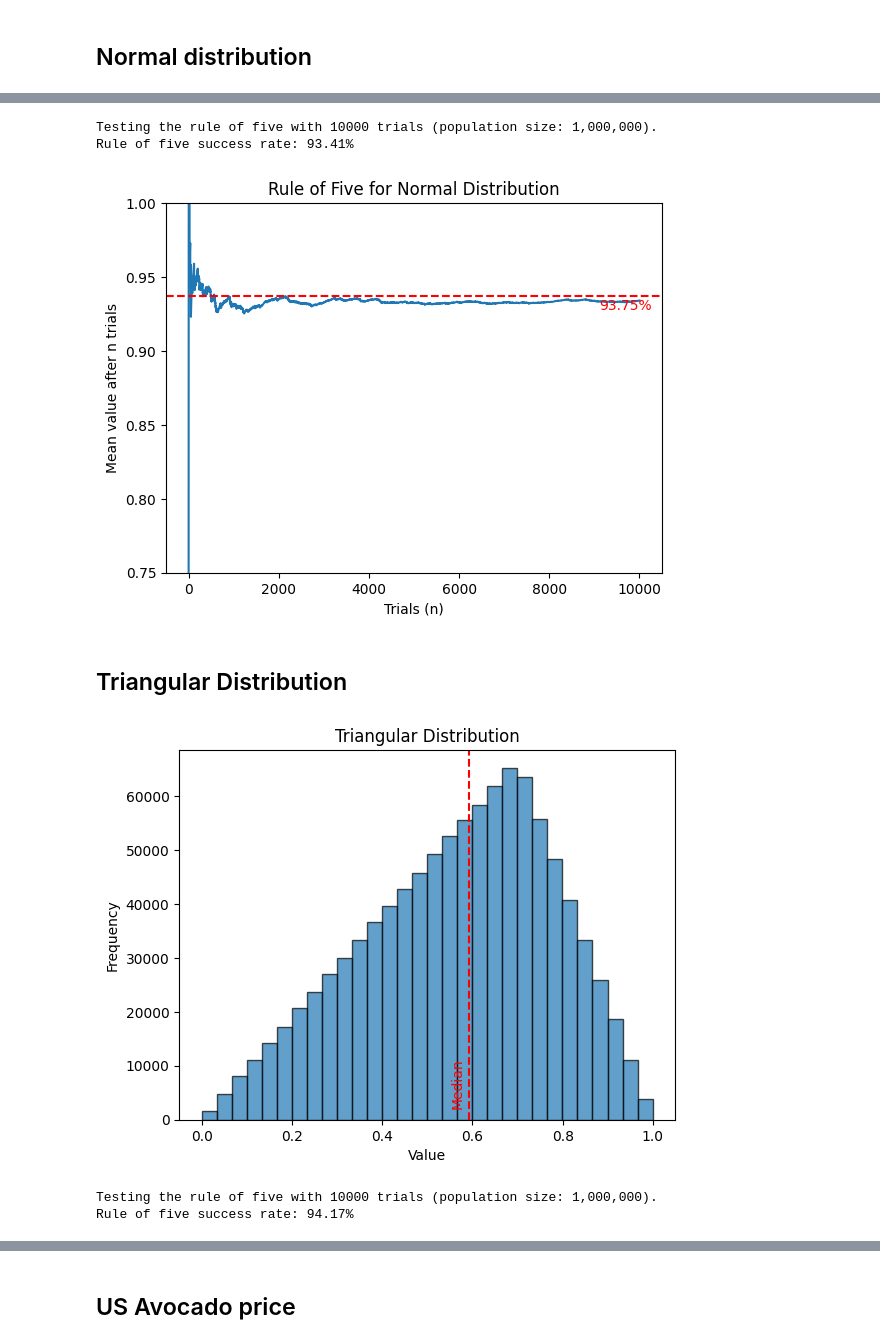
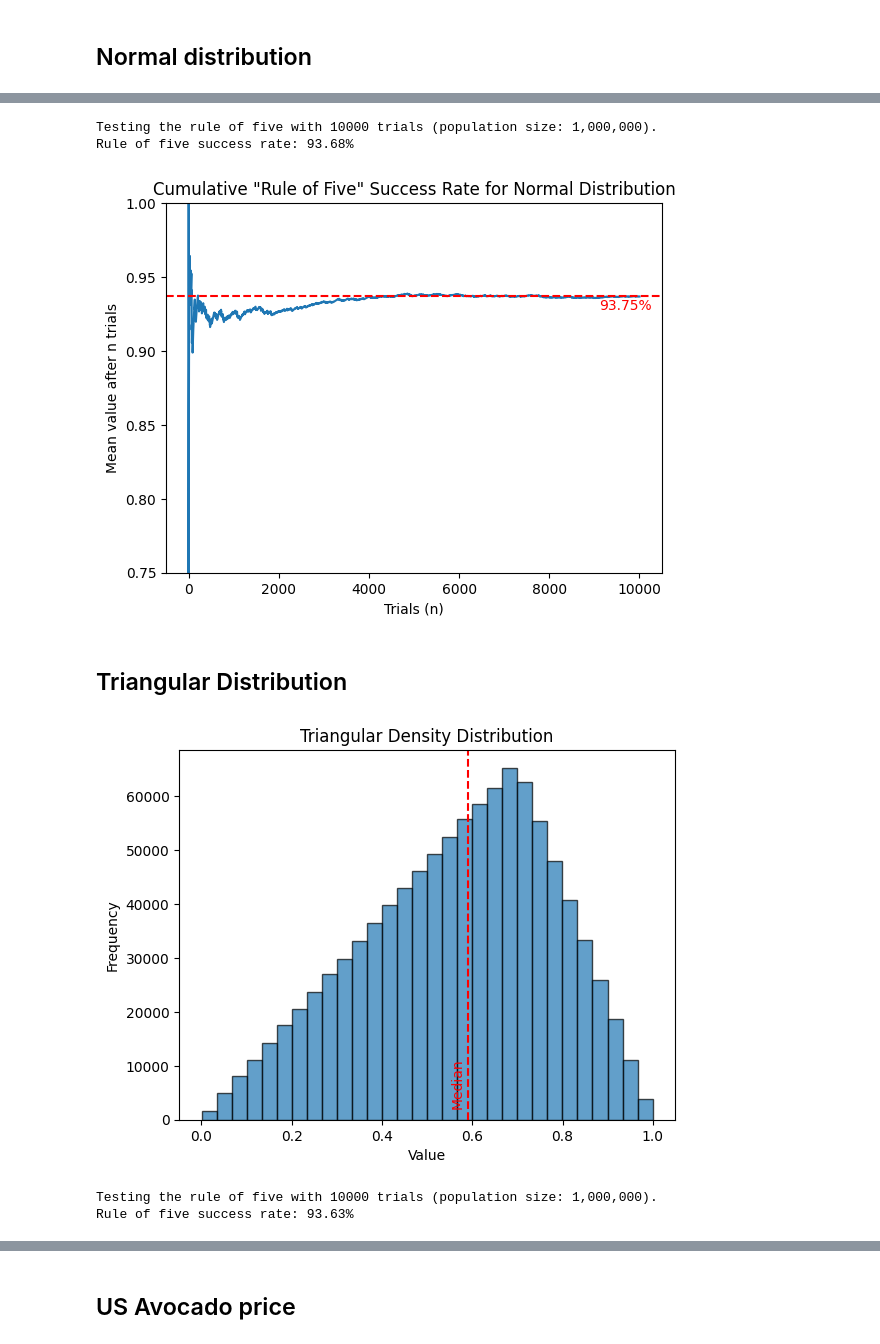
Before and after one commit to pmdartus/rule-of-five, a Jupyter notebook: complex-distributions.ipynb, the cells around one changed output, grey strips where cells are left out. Cells and saved outputs as stored; diff of their text form; code cells hidden in the pictures.

```diff
--- a/complex-distributions.ipynb
+++ b/complex-distributions.ipynb
@@ -23,8 +23,8 @@ def rule_of_five(data: np.ndarray, median: float) -> bool:
     """
     Apply rule of five to a random sample.
 
-    Return True if the median is between the minimum and maximum of a random sample of 5 elements from the population.
-    Otherwise, return False.
+    Return True if the median is between the minimum and maximum of a random sample of 5 elements
+    from the population. Otherwise, return False.
     """
 
     sample = rng.choice(data, 5, replace=False)
@@ -101,14 +101,14 @@ show_frequency_distribution(
 trial_results = test_rule_of_five(normal.tolist())
 # %% [output]
 Testing the rule of five with 10000 trials (population size: 1,000,000).
-Rule of five success rate: 93.41%
+Rule of five success rate: 93.68%
 # %%
 show_cumulative_mean(
     trial_results,
-    title='Rule of Five for Normal Distribution',
+    title='Cumulative "Rule of Five" Success Rate for Normal Distribution',
 )
 # %% [output]
-[figure, old version]
+[figure, new version]
 # %% [markdown]
 ## Triangular Distribution
 # %%
@@ -116,16 +116,16 @@ triangular = rng.triangular(0, 0.7, 1, POPULATION_SIZE)
 # %%
 show_frequency_distribution(
     triangular,
-    title='Triangular Distribution',
+    title='Triangular Density Distribution',
     x_label='Value',
 )
 # %% [output]
-[figure, old version]
+[figure, new version]
 # %%
 trial_results = test_rule_of_five(triangular.tolist())
 # %% [output]
 Testing the rule of five with 10000 trials (population size: 1,000,000).
-Rule of five success rate: 94.17%
+Rule of five success rate: 93.63%
 # %%
 show_cumulative_mean(
     trial_results,
```
Also changed, not shown: parts of 9 cells of this notebook, 2 other files.
